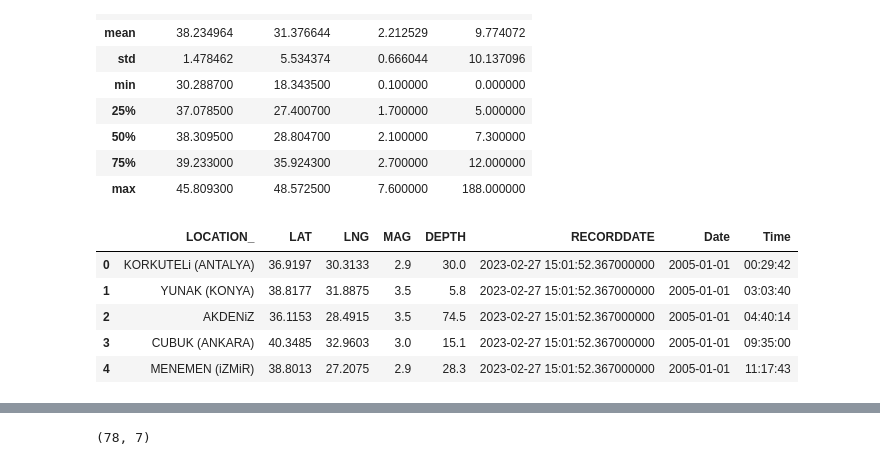
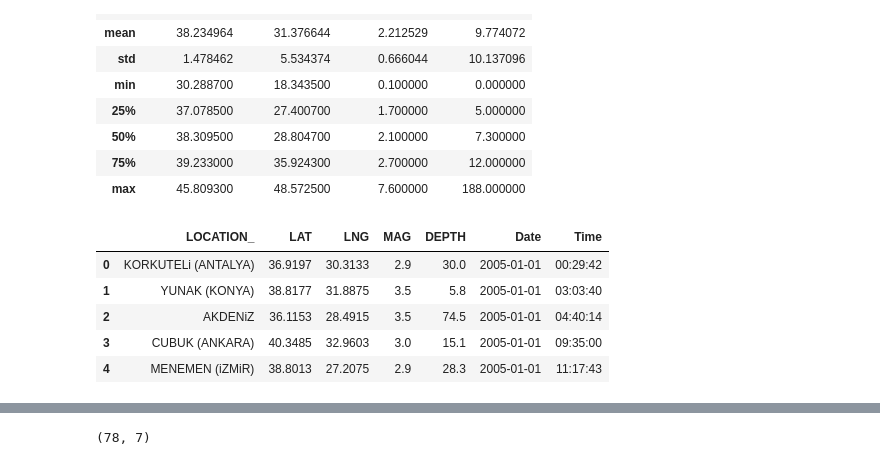
Before and after one commit to necmettinalver/Earthquake-Time-series-Forecasts, a Jupyter notebook: sobremesa.ipynb, the cells around one changed output, grey strips where cells are left out. Drawn from its saved outputs; the diff is of its cells as text; code cells hidden in the pictures.

```diff
--- a/sobremesa.ipynb
+++ b/sobremesa.ipynb
@@ -273,12 +134,12 @@ df.describe()
 | max | 45.809300 | 48.572500 | 7.600000 | 188.000000 |
 # %%
 df[['Date', 'Time']] = df['DATE_'].str.split(' ', n=1, expand=True)
-df.drop(columns=["DATE_"],inplace=True)
+df.drop(columns=["DATE_",'RECORDDATE'],inplace=True)
 df.head()
 # %% [output]
-|  | LOCATION_ | LAT | LNG | MAG | DEPTH | RECORDDATE | Date | Time |
-| 0 | KORKUTELi (ANTALYA) | 36.9197 | 30.3133 | 2.9 | 30.0 | 2023-02-27 15:01:52.367000000 | 2005-01-01 | 00:29:42 |
-| 1 | YUNAK (KONYA) | 38.8177 | 31.8875 | 3.5 | 5.8 | 2023-02-27 15:01:52.367000000 | 2005-01-01 | 03:03:40 |
-| 2 | AKDENiZ | 36.1153 | 28.4915 | 3.5 | 74.5 | 2023-02-27 15:01:52.367000000 | 2005-01-01 | 04:40:14 |
-| 3 | CUBUK (ANKARA) | 40.3485 | 32.9603 | 3.0 | 15.1 | 2023-02-27 15:01:52.367000000 | 2005-01-01 | 09:35:00 |
-| 4 | MENEMEN (iZMiR) | 38.8013 | 27.2075 | 2.9 | 28.3 | 2023-02-27 15:01:52.367000000 | 2005-01-01 | 11:17:43 |
+|  | LOCATION_ | LAT | LNG | MAG | DEPTH | Date | Time |
+| 0 | KORKUTELi (ANTALYA) | 36.9197 | 30.3133 | 2.9 | 30.0 | 2005-01-01 | 00:29:42 |
+| 1 | YUNAK (KONYA) | 38.8177 | 31.8875 | 3.5 | 5.8 | 2005-01-01 | 03:03:40 |
+| 2 | AKDENiZ | 36.1153 | 28.4915 | 3.5 | 74.5 | 2005-01-01 | 04:40:14 |
+| 3 | CUBUK (ANKARA) | 40.3485 | 32.9603 | 3.0 | 15.1 | 2005-01-01 | 09:35:00 |
+| 4 | MENEMEN (iZMiR) | 38.8013 | 27.2075 | 2.9 | 28.3 | 2005-01-01 | 11:17:43 |
```
Also changed, not shown: parts of 46 cells of this notebook.
